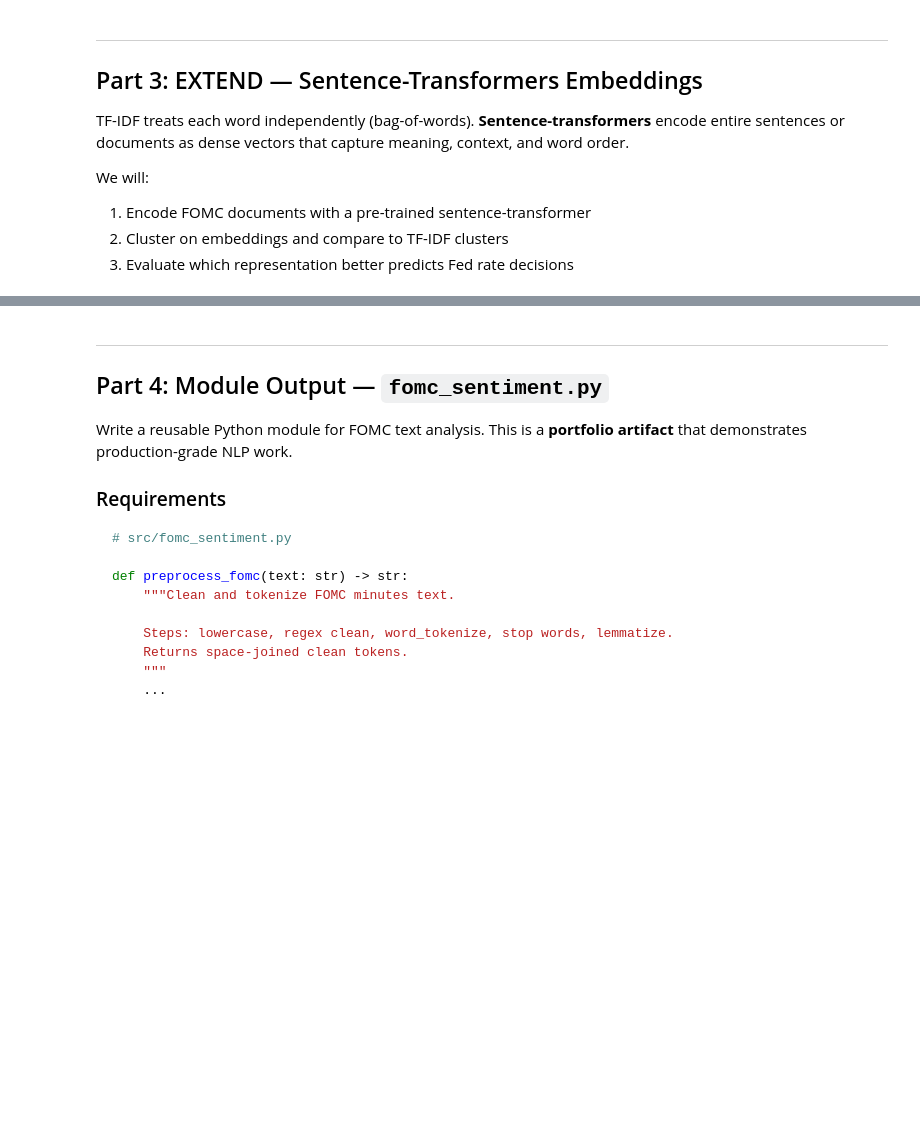
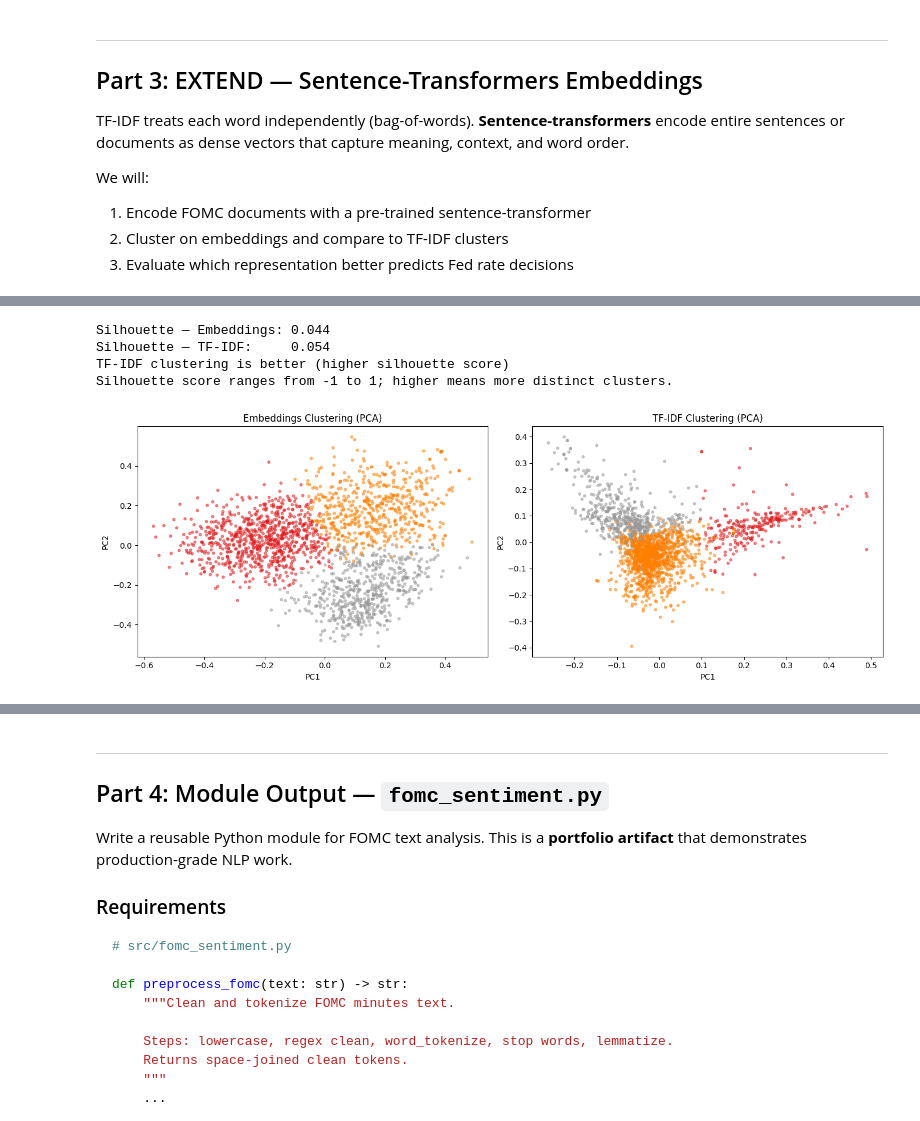
Before and after one commit to zackdihel/ECON-5200-Data-Analytics, a Jupyter notebook: Lab 23/lab-ch23-diagnostic.ipynb, the cells around one changed output, grey strips where cells are left out. Drawn from its saved outputs; the diff is of its cells as text; code cells hidden in the pictures; blank space fills up the shorter version.

```diff
--- a/Lab 23/lab-ch23-diagnostic.ipynb
+++ b/Lab 23/lab-ch23-diagnostic.ipynb
@@ -281,7 +440,7 @@ print('Encoding documents with sentence-transformers...')
 print('(This may take 2-5 minutes on CPU)')
 
 # Use first 2000 characters of each document (model has 256 token limit)
-truncated_texts = fomc_df['text'].str[:2000].tolist()
+truncated_texts = fomc_df['sentence'].str[:2000].tolist()
 embeddings = st_model.encode(truncated_texts, show_progress_bar=True, batch_size=16)
 
 print(f'\nEmbedding matrix shape: {embeddings.shape}')
@@ -290,37 +462,62 @@ print(f'Density: 100% (dense vectors, unlike sparse TF-IDF)')
 # %%
 # -----------------------------------------------------------
 # YOUR TASK — Cluster on embeddings and compare to TF-IDF
 # -----------------------------------------------------------
 
 # Step A: K-Means on sentence-transformer embeddings (K=3)
 kmeans_emb = KMeans(n_clusters=3, random_state=42, n_init=10)
 fomc_df['cluster_emb'] = kmeans_emb.fit_predict(embeddings)
 
 # Step B: K-Means on TF-IDF (use your corrected TF-IDF from Part 2)
 # If you haven't fixed Part 2 yet, use these default parameters:
-# tfidf_corrected = TfidfVectorizer(min_df=5, max_df=0.85, max_features=5000, ngram_range=(1,2))
-# tfidf_matrix_corrected = tfidf_corrected.fit_transform(fomc_df['clean_text'])
+tfidf_corrected = TfidfVectorizer(min_df=5, max_df=0.85, max_features=5000, ngram_range=(1,2))
+tfidf_matrix_corrected = tfidf_corrected.fit_transform(fomc_df['clean_text'])
 
 # YOUR CODE: Reduce TF-IDF to 50 dims with TruncatedSVD, then cluster
-# svd = TruncatedSVD(n_components=50, random_state=42)
-# tfidf_reduced = svd.fit_transform(tfidf_matrix_corrected)
-# kmeans_tfidf = KMeans(n_clusters=3, random_state=42, n_init=10)
-# fomc_df['cluster_tfidf'] = kmeans_tfidf.fit_predict(tfidf_reduced)
+svd = TruncatedSVD(n_components=50, random_state=42)
+tfidf_reduced = svd.fit_transform(tfidf_matrix_corrected)
+kmeans_tfidf = KMeans(n_clusters=3, random_state=42, n_init=10)
+fomc_df['cluster_tfidf'] = kmeans_tfidf.fit_predict(tfidf_reduced)
 
 # YOUR CODE HERE
 
-
 # Step C: Compare silhouette scores
-# sil_emb = silhouette_score(embeddings, fomc_df['cluster_emb'])
-# sil_tfidf = silhouette_score(tfidf_reduced, fomc_df['cluster_tfidf'])
-# print(f'Silhouette — Embeddings: {sil_emb:.3f}')
-# print(f'Silhouette — TF-IDF:     {sil_tfidf:.3f}')
+sil_emb = silhouette_score(embeddings, fomc_df['cluster_emb'])
+sil_tfidf = silhouette_score(tfidf_reduced, fomc_df['cluster_tfidf'])
+print(f'Silhouette — Embeddings: {sil_emb:.3f}')
+print(f'Silhouette — TF-IDF:     {sil_tfidf:.3f}')
 
 # YOUR CODE HERE
-
+if sil_emb > sil_tfidf:
+    print('Embeddings clustering is better (higher silhouette score)')
+else:
+    print('TF-IDF clustering is better (higher silhouette score)')
+print('Silhouette score ranges from -1 to 1; higher means more distinct clusters.')
 
 # Step D: Visualize both clusterings side by side in PCA space
 # YOUR CODE HERE
+pca = PCA(n_components=2, random_state=42)
+emb_2d   = pca.fit_transform(embeddings)
+tfidf_2d = pca.fit_transform(tfidf_reduced)
+
+fig, (ax1, ax2) = plt.subplots(1, 2, figsize=(14, 5))
+
+ax1.scatter(emb_2d[:, 0], emb_2d[:, 1], c=fomc_df['cluster_emb'], cmap='Set1', alpha=0.5, s=10)
+ax1.set_title('Embeddings Clustering (PCA)')
+ax1.set_xlabel('PC1'); ax1.set_ylabel('PC2')
+
+ax2.scatter(tfidf_2d[:, 0], tfidf_2d[:, 1], c=fomc_df['cluster_tfidf'], cmap='Set1', alpha=0.5, s=10)
+ax2.set_title('TF-IDF Clustering (PCA)')
+ax2.set_xlabel('PC1'); ax2.set_ylabel('PC2')
+
+plt.tight_layout()
+plt.show()
+# %% [output]
+Silhouette — Embeddings: 0.044
+Silhouette — TF-IDF:     0.054
+TF-IDF clustering is better (higher silhouette score)
+Silhouette score ranges from -1 to 1; higher means more distinct clusters.
+[figure, added]
 # %%
 # -----------------------------------------------------------
 # YOUR TASK — Compare predictive power: TF-IDF vs Embeddings
```
Also changed, not shown: parts of 12 cells of this notebook, 2 other files.
